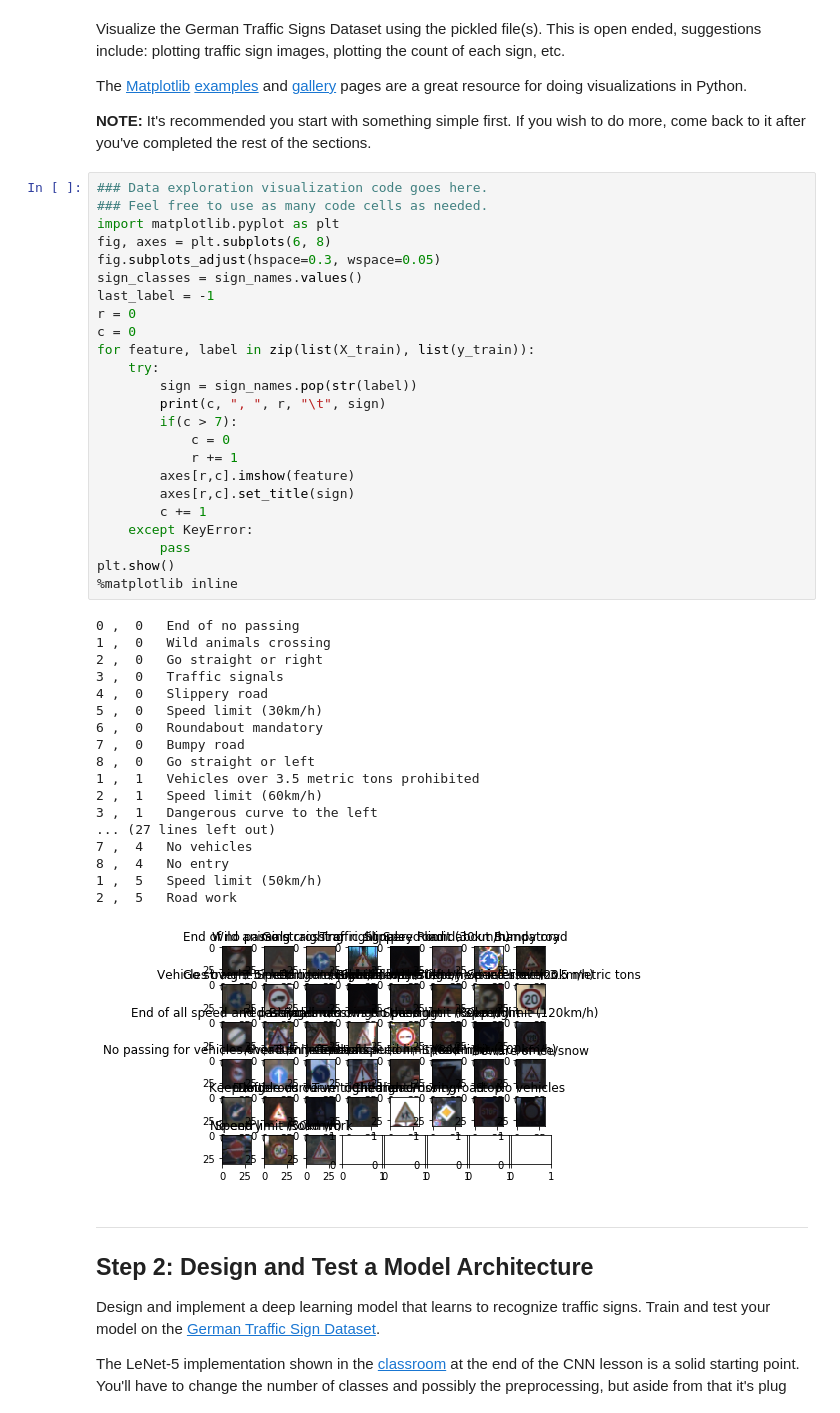
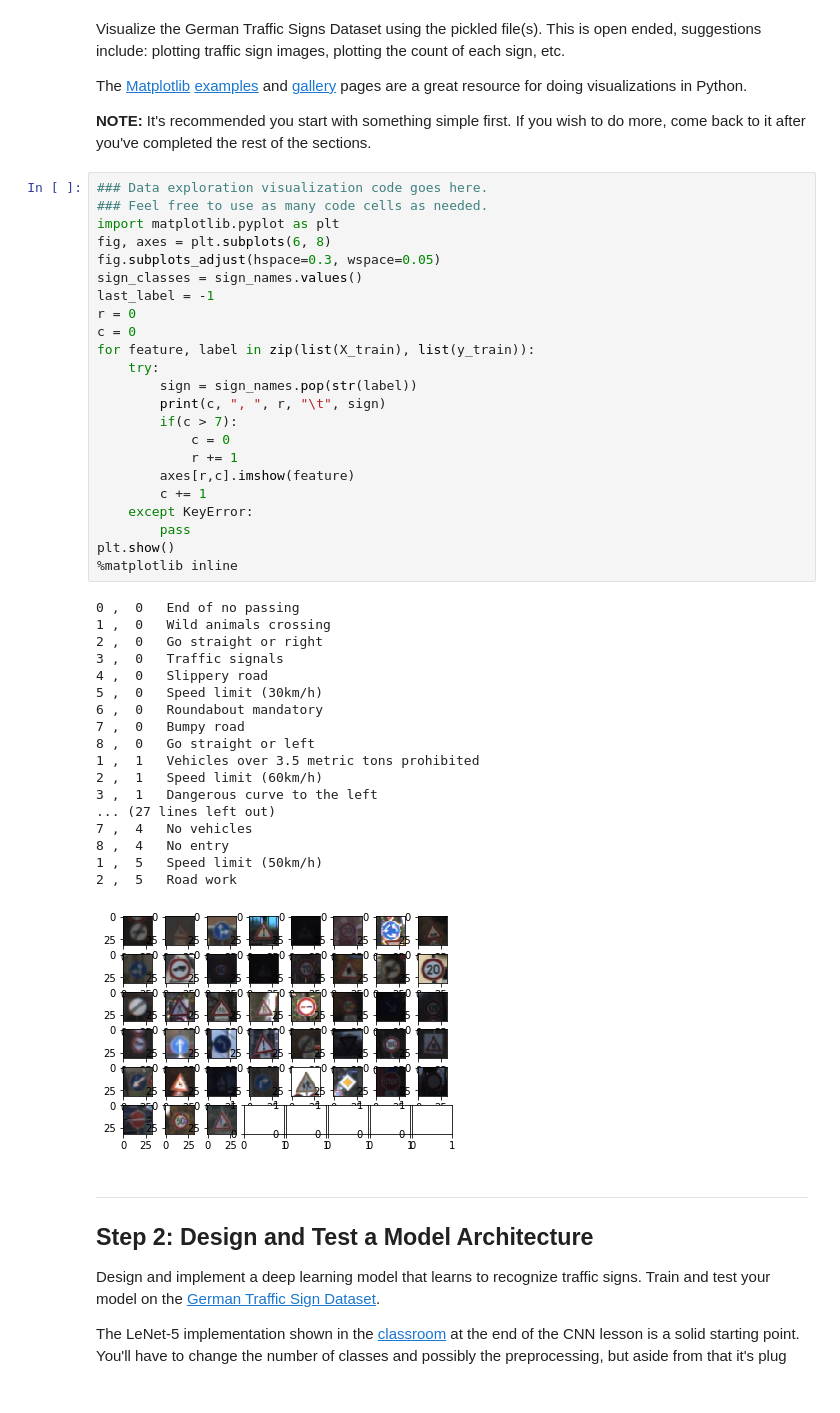
Before and after one commit to SevenRan/CarND-Traffic-Sign-Classifier, a Jupyter notebook: Traffic_Sign_Classifier.ipynb, the cells around one changed output. Saved outputs shown, nothing was run; the diff lists cells and outputs as text.

```diff
--- a/Traffic_Sign_Classifier.ipynb
+++ b/Traffic_Sign_Classifier.ipynb
@@ -106,35 +110,34 @@ for feature, label in zip(list(X_train), list(y_train)):
     try:
         sign = sign_names.pop(str(label))
         print(c, ", ", r, "\t", sign)
         if(c > 7):
             c = 0
             r += 1
         axes[r,c].imshow(feature)
-        axes[r,c].set_title(sign)
         c += 1
     except KeyError:
         pass
 plt.show()
 %matplotlib inline
 # %% [output]
 0 ,  0   End of no passing
 1 ,  0   Wild animals crossing
 2 ,  0   Go straight or right
 3 ,  0   Traffic signals
 4 ,  0   Slippery road
 5 ,  0   Speed limit (30km/h)
 6 ,  0   Roundabout mandatory
 7 ,  0   Bumpy road
 8 ,  0   Go straight or left
 1 ,  1   Vehicles over 3.5 metric tons prohibited
 2 ,  1   Speed limit (60km/h)
 3 ,  1   Dangerous curve to the left
 ... (27 lines left out)
 7 ,  4   No vehicles
 8 ,  4   No entry
 1 ,  5   Speed limit (50km/h)
 2 ,  5   Road work
-[figure, old version]
+[figure, new version]
 # %% [markdown]
 ----
 
```
Also changed, not shown: parts of 9 cells of this notebook, 6 other files.
